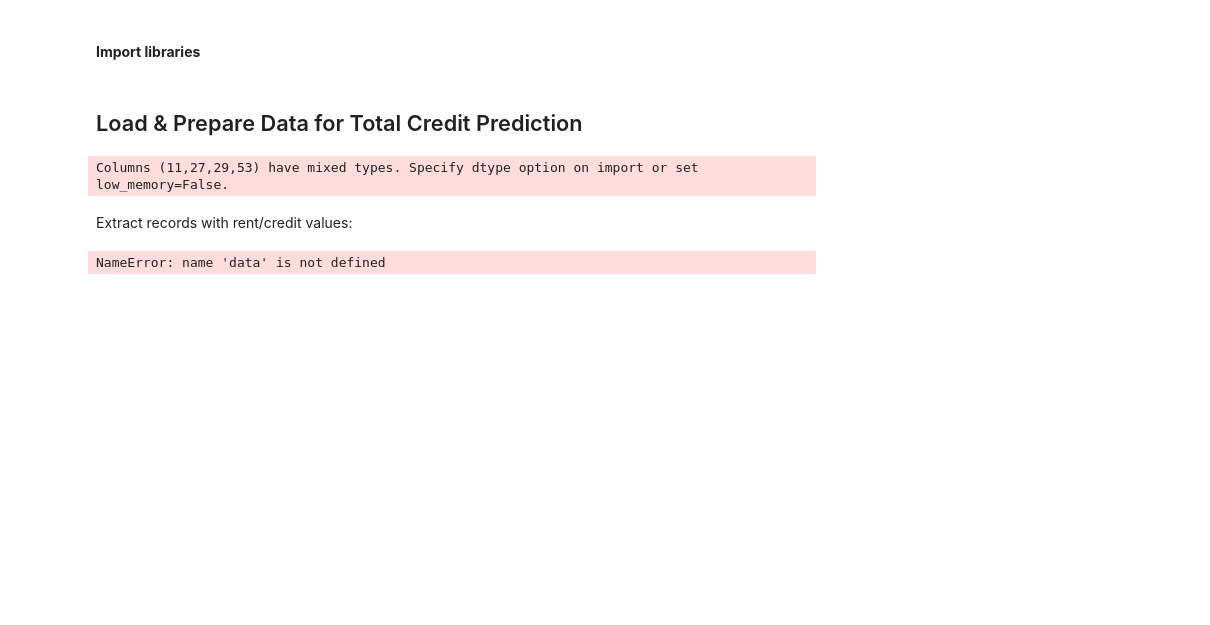
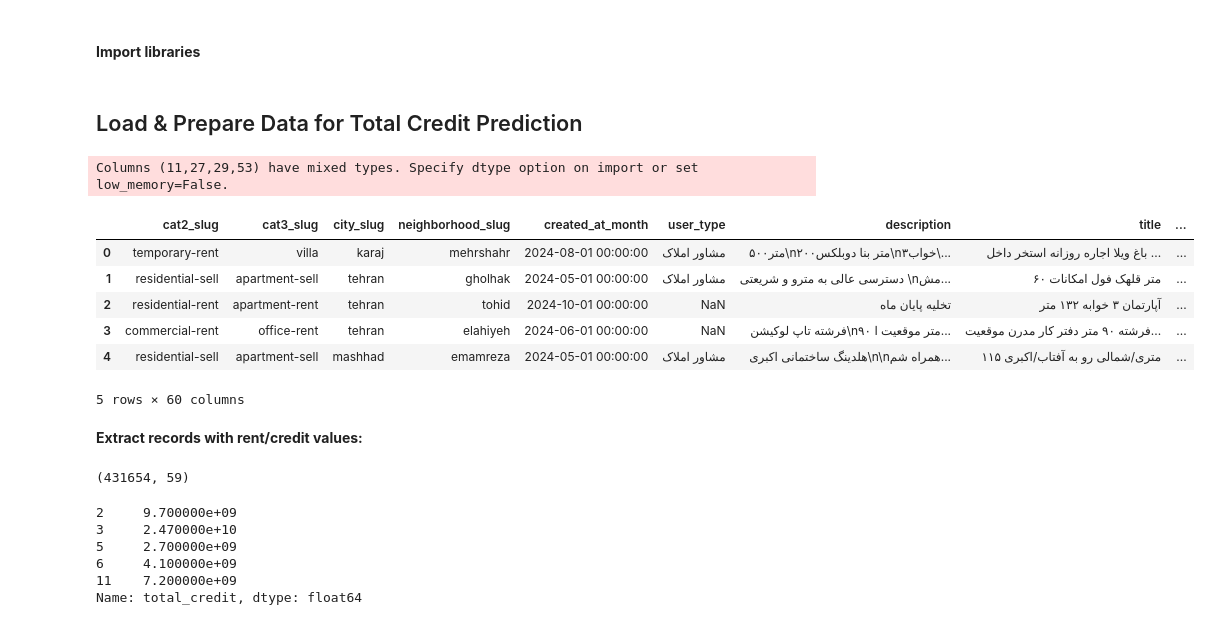
Before and after one commit to mehdirt/Divar-Project, a Jupyter notebook: Mahdi/ml_prediction_credit.ipynb, the cells around one changed output. Drawn from its saved outputs; the diff is of its cells as text; code cells hidden in the pictures; blank space fills up the shorter version.

Commit message:
Feat: ml-prediction credit - some features dropped

```diff
--- a/Mahdi/ml_prediction_credit.ipynb
+++ b/Mahdi/ml_prediction_credit.ipynb
@@ -15,14 +15,27 @@ import matplotlib.pyplot as plt
 # %%
 data = pd.read_csv('../Divar Dataset/Divar.csv')
 data.drop('Unnamed: 0', axis=1, inplace=True)
+
+data.head()
 # %% [output]
 Columns (11,27,29,53) have mixed types. Specify dtype option on import or set low_memory=False.
+|  | cat2_slug | cat3_slug | city_slug | neighborhood_slug | created_at_month | user_type | description | title | ... |
+| 0 | temporary-rent | villa | karaj | mehrshahr | 2024-08-01 00:00:00 | مشاور املاک | ۵۰۰متر\n۲۰۰متر بنا دوبلکس\n۳خواب\... | باغ ویلا اجاره روزانه استخر داخل ... | ... |
+| 1 | residential-sell | apartment-sell | tehran | gholhak | 2024-05-01 00:00:00 | مشاور املاک | دسترسی عالی به مترو و شریعتی \nمش... | ۶۰ متر قلهک فول امکانات | ... |
+| 2 | residential-rent | apartment-rent | tehran | tohid | 2024-10-01 00:00:00 | NaN | تخلیه پایان ماه | آپارتمان ۳ خوابه ۱۳۲ متر | ... |
+| 3 | commercial-rent | office-rent | tehran | elahiyeh | 2024-06-01 00:00:00 | NaN | فرشته تاپ لوکیشن\n۹۰ متر موقعیت ا... | فرشته ۹۰ متر دفتر کار مدرن موقعیت... | ... |
+| 4 | residential-sell | apartment-sell | mashhad | emamreza | 2024-05-01 00:00:00 | مشاور املاک | هلدینگ ساختمانی اکبری\n\nهمراه شم... | ۱۱۵ متری/شمالی رو به آفتاب/اکبری | ... |
+5 rows × 60 columns
 # %% [markdown]
-Extract records with rent/credit values:
+**Extract records with rent/credit values:**
 # %%
-credit_data = data.copy()
+# Extract rows where price_value is NaN
+credit_data = data.loc[data['price_value'].isna()]
+credit_data = credit_data.drop('price_value', axis=1) # Drop the price_value column
+
+credit_data.shape
 # %% [output]
-NameError: name 'data' is not defined
+(431654, 59)
 # %%
 def calculate_total_credit(rent, credit):
     """
@@ -35,0 +51,21 @@ def calculate_total_credit(rent, credit):
+# %%
+# Delete rows where either credit_value or rent_value is NaN
+credit_data = credit_data.dropna(subset=["rent_value", "credit_value"])
+
+# Apply the function to calculate the total credit
+credit_data["total_credit"] = credit_data.apply(
+    lambda row: calculate_total_credit(row["rent_value"], row["credit_value"]),
+    axis=1
+)
+
+# Drop rent_value and credit_value columns
+credit_data = credit_data.drop(["rent_value", "credit_value"], axis=1)
+
+credit_data.total_credit.head()
+# %% [output]
+2     9.700000e+09
+3     2.470000e+10
+5     2.700000e+09
+6     4.100000e+09
+11    7.200000e+09
+Name: total_credit, dtype: float64
```
Also changed, not shown: parts of 63 cells of this notebook.
